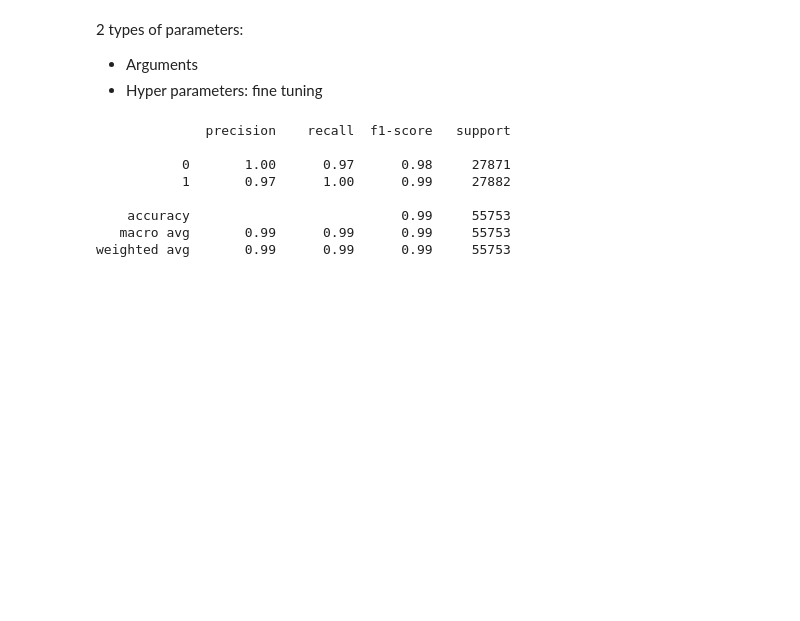
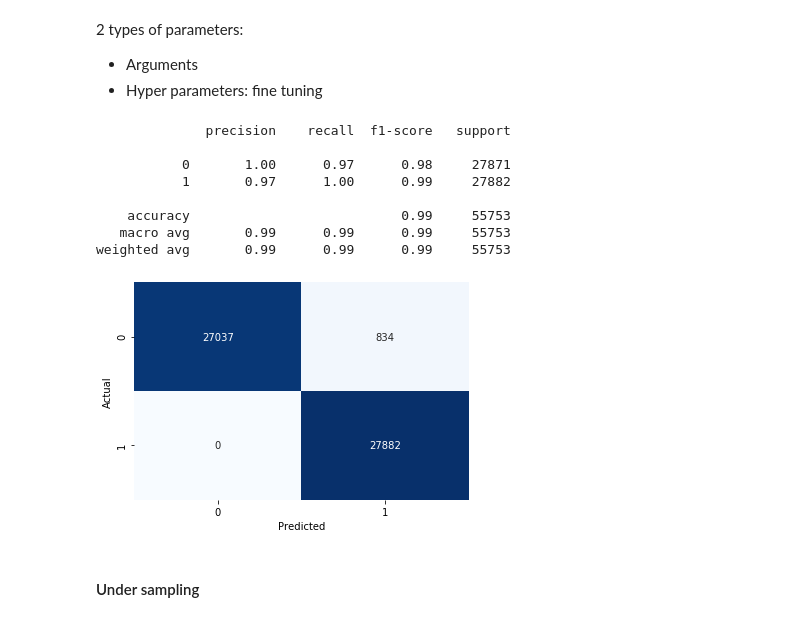
Before and after one commit to datacuriosity/MCI_Python_15S_Level_1, a Jupyter notebook: Lectures/Lecture_09+10/Session_11/live_lecture_08.ipynb, the cells around one changed output. Saved outputs shown, nothing was run; the diff lists cells and outputs as text; code cells hidden in the pictures; blank space fills up the shorter version.

```diff
--- a/Lectures/Lecture_09+10/Session_11/live_lecture_08.ipynb
+++ b/Lectures/Lecture_09+10/Session_11/live_lecture_08.ipynb
@@ -454,3 +454,11 @@ print(classification_report(y_test, random_forest.predict(X_test)))
     accuracy                           0.99     55753
    macro avg       0.99      0.99      0.99     55753
 weighted avg       0.99      0.99      0.99     55753
+# %%
+sns.heatmap(confusion_matrix(y_test, random_forest.predict(X_test)), annot=True, cbar=False, fmt='d', cmap='Blues')
+plt.xlabel('Predicted')
+plt.ylabel('Actual');
+# %% [output]
+[figure, added]
+# %% [markdown]
+#### Under sampling
```
Also changed, not shown: parts of 22 cells of this notebook.
